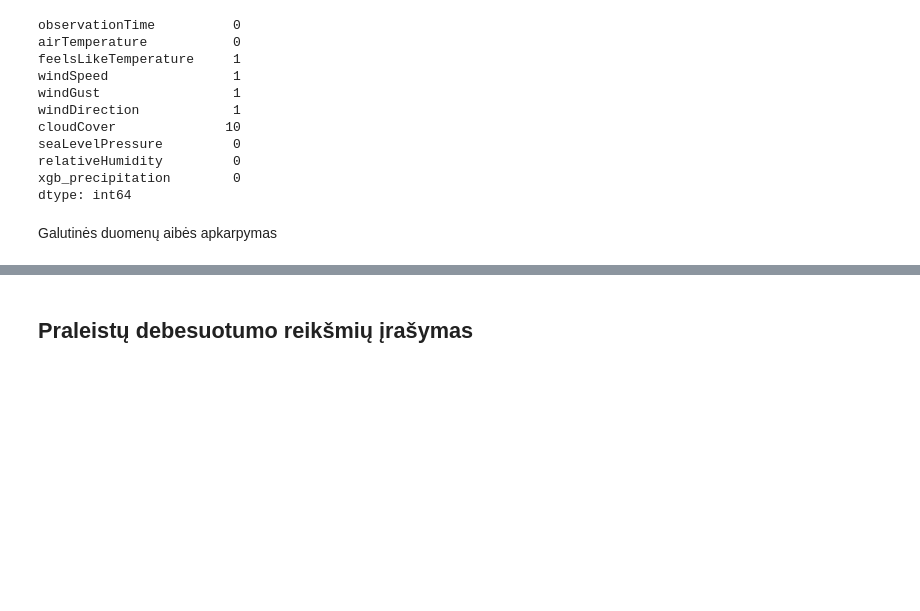
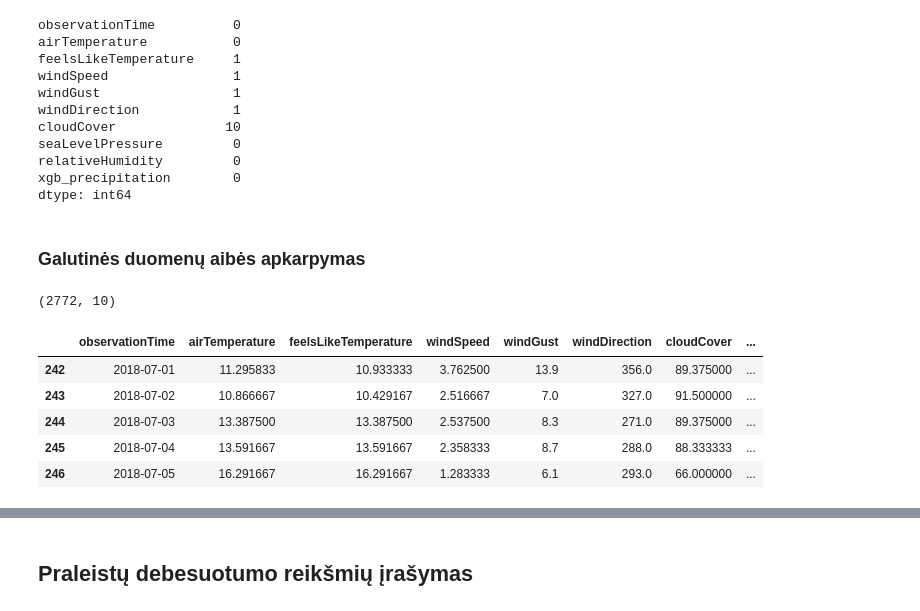
Before and after one commit to rugcer04/Duomenu_mokslo_projektas, a Jupyter notebook: code/python/datasets_prep/New_meteo_dataset_prep.ipynb, the cells around one changed output, grey strips where cells are left out. Saved outputs shown, nothing was run; the diff lists cells and outputs as text; code cells hidden in the pictures; blank space fills up the shorter version.

```diff
--- a/code/python/datasets_prep/New_meteo_dataset_prep.ipynb
+++ b/code/python/datasets_prep/New_meteo_dataset_prep.ipynb
@@ -632,4 +632,19 @@ relativeHumidity         0
 xgb_precipitation        0
 dtype: int64
 # %% [markdown]
-Galutinės duomenų aibės apkarpymas
+### Galutinės duomenų aibės apkarpymas
+# %%
+agg_meteo_data['observationTime'] = pd.to_datetime(agg_meteo_data['observationTime'])
+final_agg_meteo_data = agg_meteo_data[(agg_meteo_data["observationTime"].dt.date >= datetime.date(2018,7,1)) & (agg_meteo_data["observationTime"].dt.date <= datetime.date(2026,1,31))].sort_values(by='observationTime')
+final_agg_meteo_data.shape
+# %% [output]
+(2772, 10)
+# %%
+final_agg_meteo_data.head(5)
+# %% [output]
+|  | observationTime | airTemperature | feelsLikeTemperature | windSpeed | windGust | windDirection | cloudCover | ... |
+| 242 | 2018-07-01 | 11.295833 | 10.933333 | 3.762500 | 13.9 | 356.0 | 89.375000 | ... |
+| 243 | 2018-07-02 | 10.866667 | 10.429167 | 2.516667 | 7.0 | 327.0 | 91.500000 | ... |
+| 244 | 2018-07-03 | 13.387500 | 13.387500 | 2.537500 | 8.3 | 271.0 | 89.375000 | ... |
+| 245 | 2018-07-04 | 13.591667 | 13.591667 | 2.358333 | 8.7 | 288.0 | 88.333333 | ... |
+| 246 | 2018-07-05 | 16.291667 | 16.291667 | 1.283333 | 6.1 | 293.0 | 66.000000 | ... |
```
Also changed, not shown: parts of 24 cells of this notebook.
